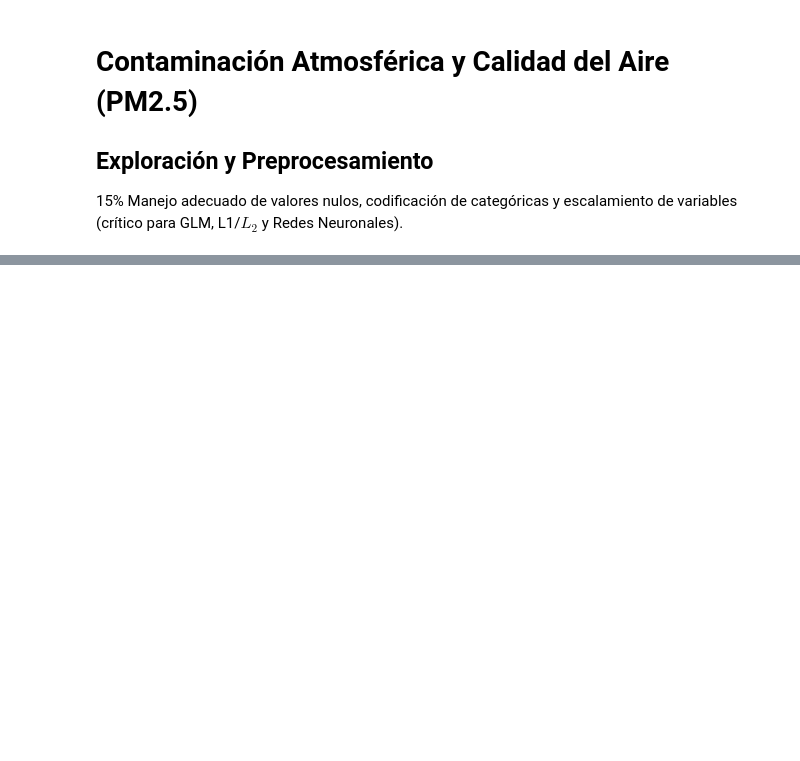
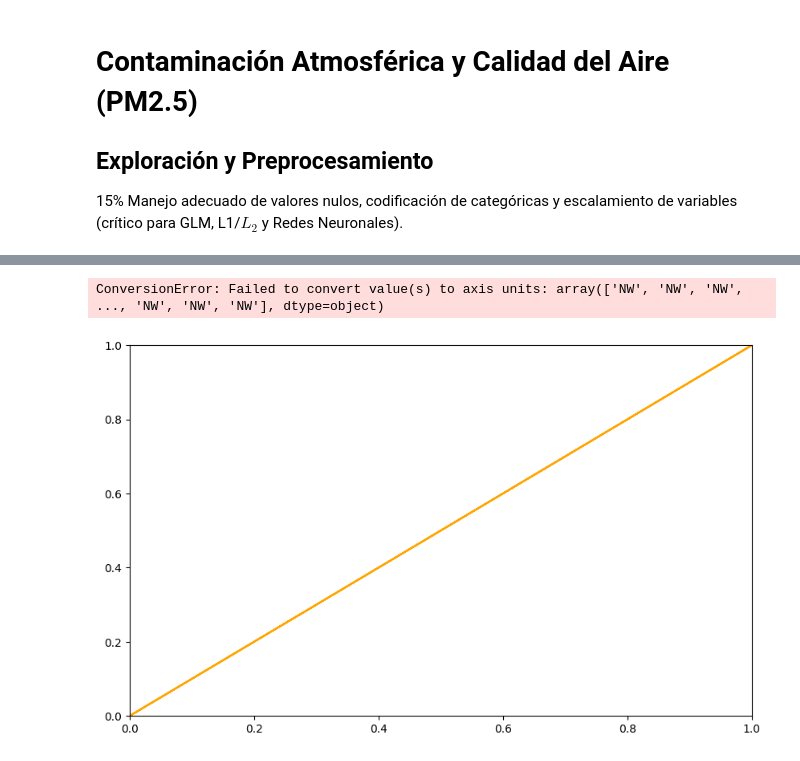
Before and after one commit to gapalfaro-cmyk/Proyecto-de-fin-de-modulo-5---Alfaro-Badillo-Cruz-Perez-Rupit, a Jupyter notebook: Entregable_Tarea_5_1_Alfaro_Cruz_Pérez_Rupit_Medea.ipynb, the cells around one changed output, grey strips where cells are left out. Drawn from its saved outputs; the diff is of its cells as text; code cells hidden in the pictures; blank space fills up the shorter version.

```diff
--- a/Entregable_Tarea_5_1_Alfaro_Cruz_Pérez_Rupit_Medea.ipynb
+++ b/Entregable_Tarea_5_1_Alfaro_Cruz_Pérez_Rupit_Medea.ipynb
@@ -58,0 +151,10 @@ PRES
+# %%
+# Crear un índice con la fecha
+df_temporal = df.set_index('fecha') # Hacer un índice con la fecha
+# Graficar dos columnas en la misma serie temporal
+plt.figure(figsize=(10,6))
+plt.plot(df_temporal, df["pm2.5"], label='Concentración', color='orange')
+plt.plot(df_temporal, df['DEWP'], label='Rocío', color='grey')
+# %% [output]
+ConversionError: Failed to convert value(s) to axis units: array(['NW', 'NW', 'NW', ..., 'NW', 'NW', 'NW'], dtype=object)
+[figure, added]
```
Also changed, not shown: parts of 21 cells of this notebook.
